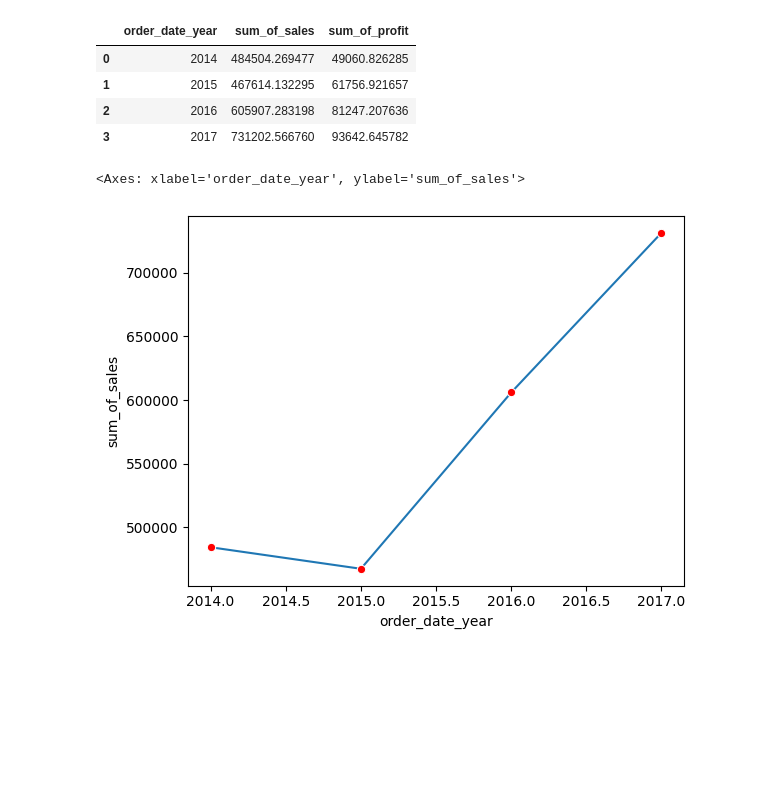
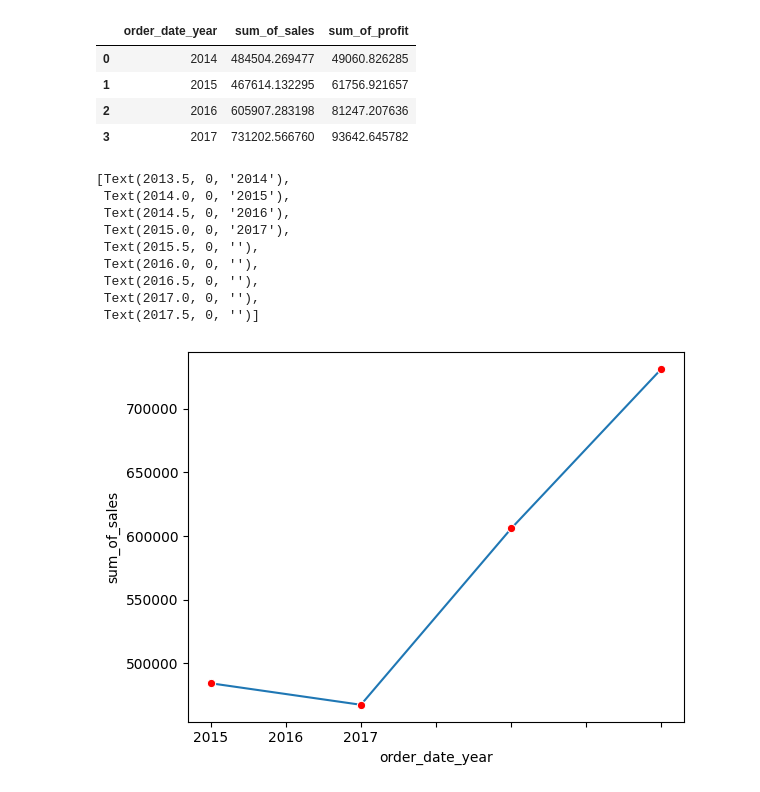
Before and after one commit to amithvardhan99/misc, a Jupyter notebook: PySpark Practice/notebook.ipynb, the cells around one changed output. Cells and saved outputs as stored; diff of their text form; code cells hidden in the pictures; blank space fills up the shorter version.

```diff
--- a/PySpark Practice/notebook.ipynb
+++ b/PySpark Practice/notebook.ipynb
@@ -1971,7 +1966,17 @@ df_sales_profit_trend_yearly_pandas.head()
 # %%
 import seaborn as sns
 
-sns.lineplot(data=df_sales_profit_trend_yearly_pandas,x="order_date_year",y="sum_of_sales",marker="o",markerfacecolor="red")
+ax = sns.lineplot(data=df_sales_profit_trend_yearly_pandas,x="order_date_year",y="sum_of_sales",marker="o",markerfacecolor="red")
+
+ax.set_xticklabels(df_sales_profit_trend_yearly_pandas["order_date_year"])
 # %% [output]
-<Axes: xlabel='order_date_year', ylabel='sum_of_sales'>
+[Text(2013.5, 0, '2014'),
+ Text(2014.0, 0, '2015'),
+ Text(2014.5, 0, '2016'),
+ Text(2015.0, 0, '2017'),
+ Text(2015.5, 0, ''),
+ Text(2016.0, 0, ''),
+ Text(2016.5, 0, ''),
+ Text(2017.0, 0, ''),
+ Text(2017.5, 0, '')]
-[figure, old version]
+[figure, new version]
```
Also changed, not shown: parts of 6 cells of this notebook.
